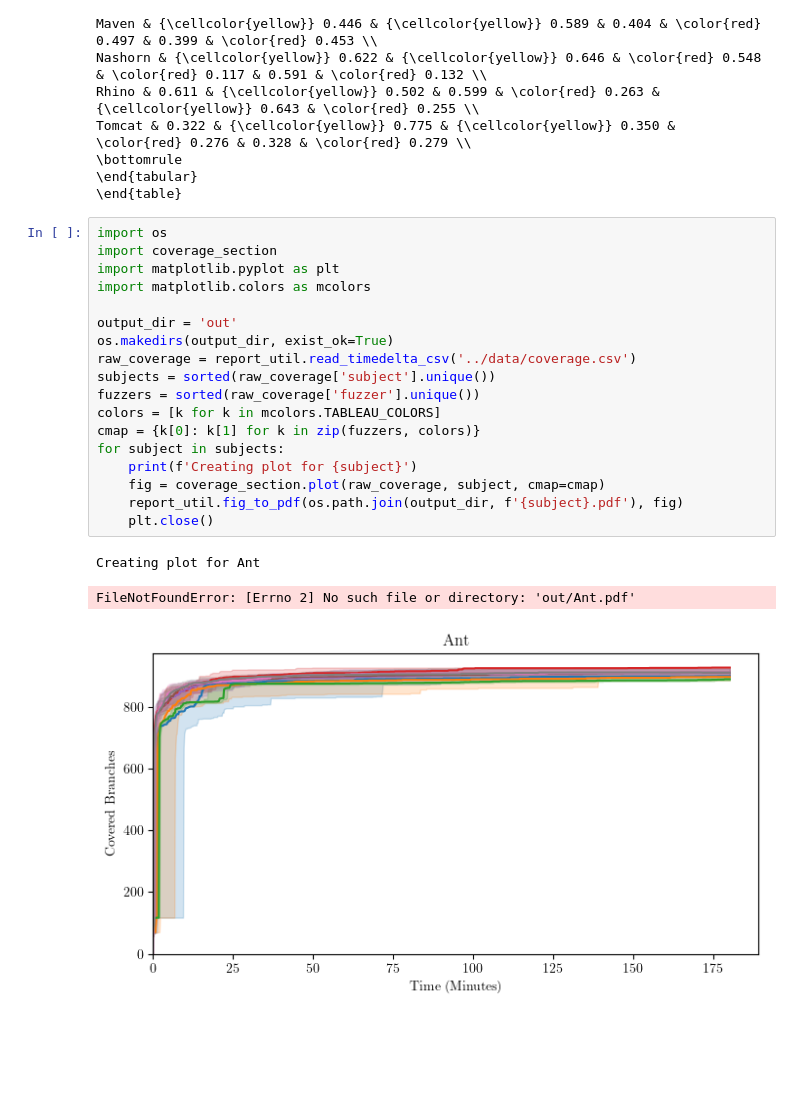
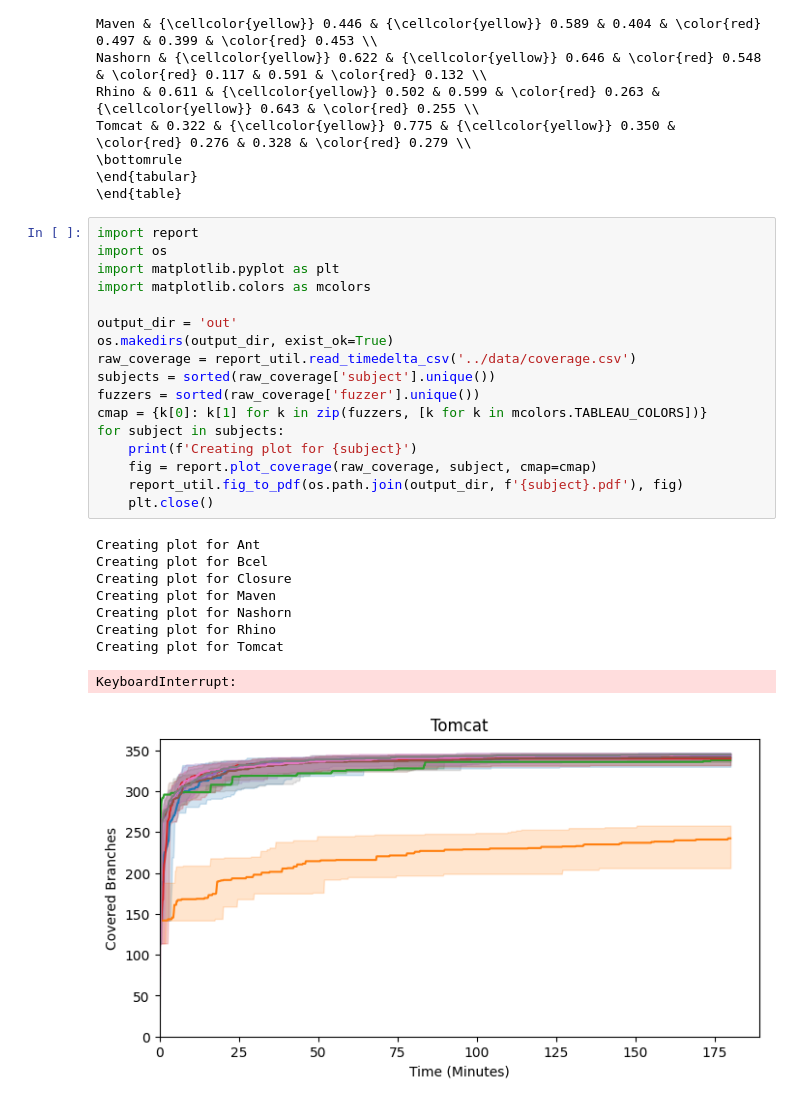
Before and after one commit to neu-se/zeugma, a Jupyter notebook: scripts/latex_report.ipynb, the cells around one changed output. Drawn from its saved outputs; the diff is of its cells as text; blank space fills up the shorter version.

```diff
--- a/scripts/latex_report.ipynb
+++ b/scripts/latex_report.ipynb
@@ -117,24 +117,29 @@ Tomcat & 0.322 & {\cellcolor{yellow}} 0.775 & {\cellcolor{yellow}} 0.350 & \colo
 \end{tabular}
 \end{table}
 # %%
+import report
 import os
-import coverage_section
 import matplotlib.pyplot as plt
 import matplotlib.colors as mcolors
 
 output_dir = 'out'
 os.makedirs(output_dir, exist_ok=True)
 raw_coverage = report_util.read_timedelta_csv('../data/coverage.csv')
 subjects = sorted(raw_coverage['subject'].unique())
 fuzzers = sorted(raw_coverage['fuzzer'].unique())
-colors = [k for k in mcolors.TABLEAU_COLORS]
-cmap = {k[0]: k[1] for k in zip(fuzzers, colors)}
+cmap = {k[0]: k[1] for k in zip(fuzzers, [k for k in mcolors.TABLEAU_COLORS])}
 for subject in subjects:
     print(f'Creating plot for {subject}')
-    fig = coverage_section.plot(raw_coverage, subject, cmap=cmap)
+    fig = report.plot_coverage(raw_coverage, subject, cmap=cmap)
     report_util.fig_to_pdf(os.path.join(output_dir, f'{subject}.pdf'), fig)
     plt.close()
 # %% [output]
 Creating plot for Ant
+Creating plot for Bcel
+Creating plot for Closure
+Creating plot for Maven
+Creating plot for Nashorn
+Creating plot for Rhino
+Creating plot for Tomcat
-FileNotFoundError: [Errno 2] No such file or directory: 'out/Ant.pdf'
+KeyboardInterrupt:
-[figure, old version]
+[figure, new version]
```
Also changed, not shown: 8 other files.
